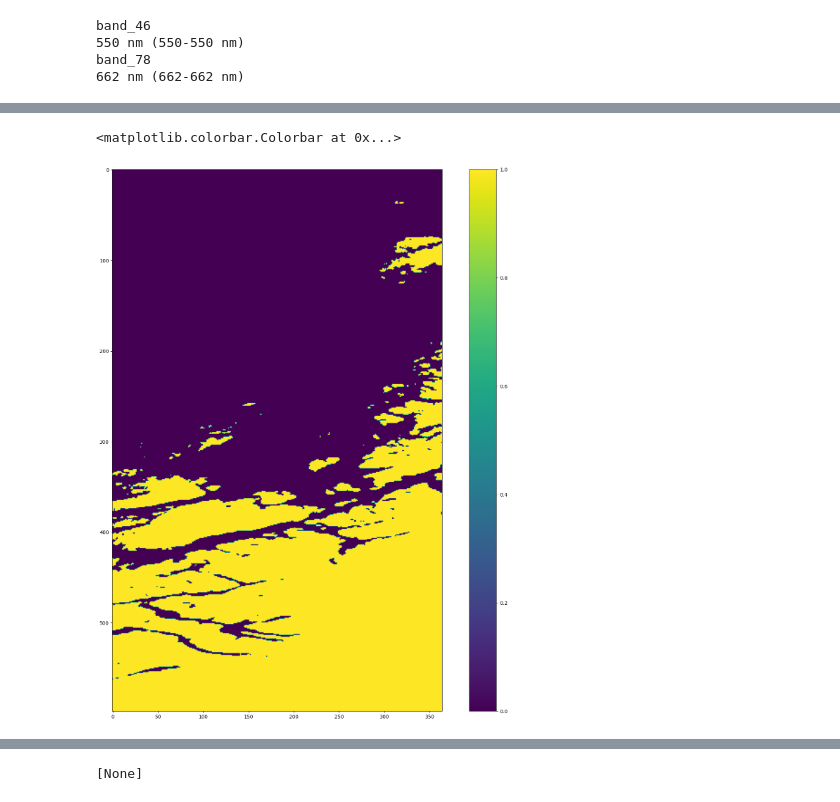
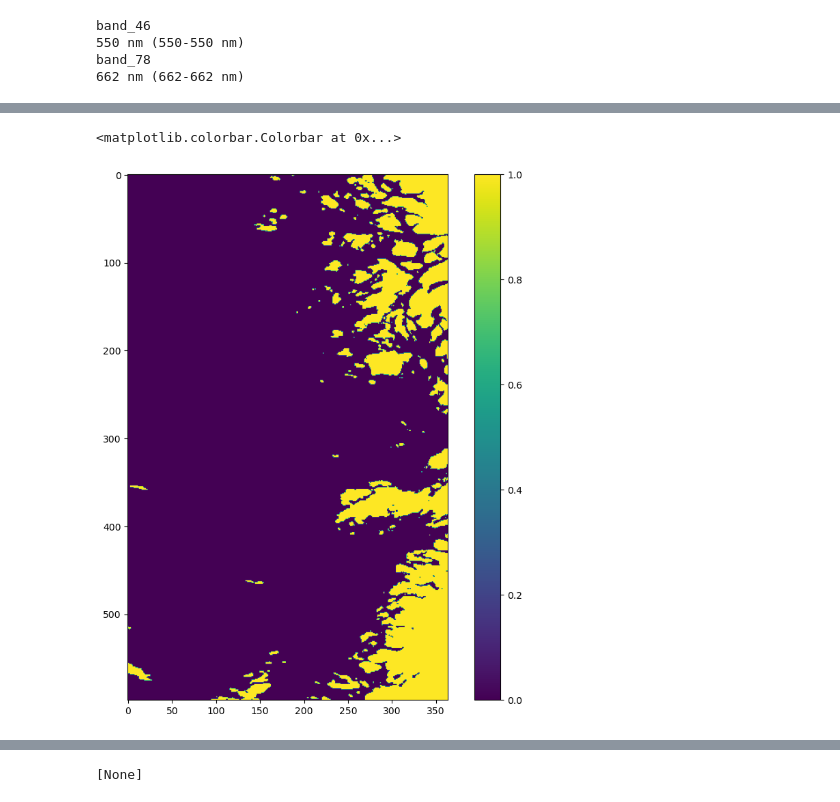
Before and after one commit to NTNU-SmallSat-Lab/hypso-satpy, a Jupyter notebook: frohavet_2024/processing_band_ratio.ipynb, the cells around one changed output, grey strips where cells are left out. Saved outputs shown, nothing was run; the diff lists cells and outputs as text; code cells hidden in the pictures.

```diff
--- a/frohavet_2024/processing_band_ratio.ipynb
+++ b/frohavet_2024/processing_band_ratio.ipynb
@@ -84,7 +84,7 @@ sys.path.insert(0,'/home/cameron/Projects/')
 
 points_file = '/home/cameron/Dokumenter/Data/roervik/roervik_2024-05-05_1039Z-bin3.points'
 nc_file = '/home/cameron/Dokumenter/Data/roervik/roervik_2024-05-05_1039Z-l1a.nc'
-cloud_mask_quantile = 0.75
+cloud_mask_quantile = 0.85
 # %%
 
 l1a_prefix = nc_file.rsplit('-', maxsplit=1)[0]
@@ -187,21 +187,21 @@ plt.colorbar()
 # %%
 # Cloud mask
 #cloud_mask = np.zeros(img_dims, dtype=bool)
 
 
 cloud_mask = np.sum(datacube, axis=2)**2
 
 #cloud_mask_threshold = 0.075e8
 cloud_mask_threshold = np.quantile(cloud_mask, cloud_mask_quantile)
 
 cloud_mask = np.sum(datacube, axis=2)**2 > cloud_mask_threshold
 
-plt.figure(figsize=(20,20))
+plt.figure(figsize=(10,10))
 plt.imshow(cloud_mask[:,::-3])
 plt.colorbar()
 # %% [output]
 <matplotlib.colorbar.Colorbar at 0x...>
-[figure, old version]
+[figure, new version]
 # %%
 unified_mask = land_mask | cloud_mask
 # %%
```
Also changed, not shown: parts of 3 cells of this notebook.
